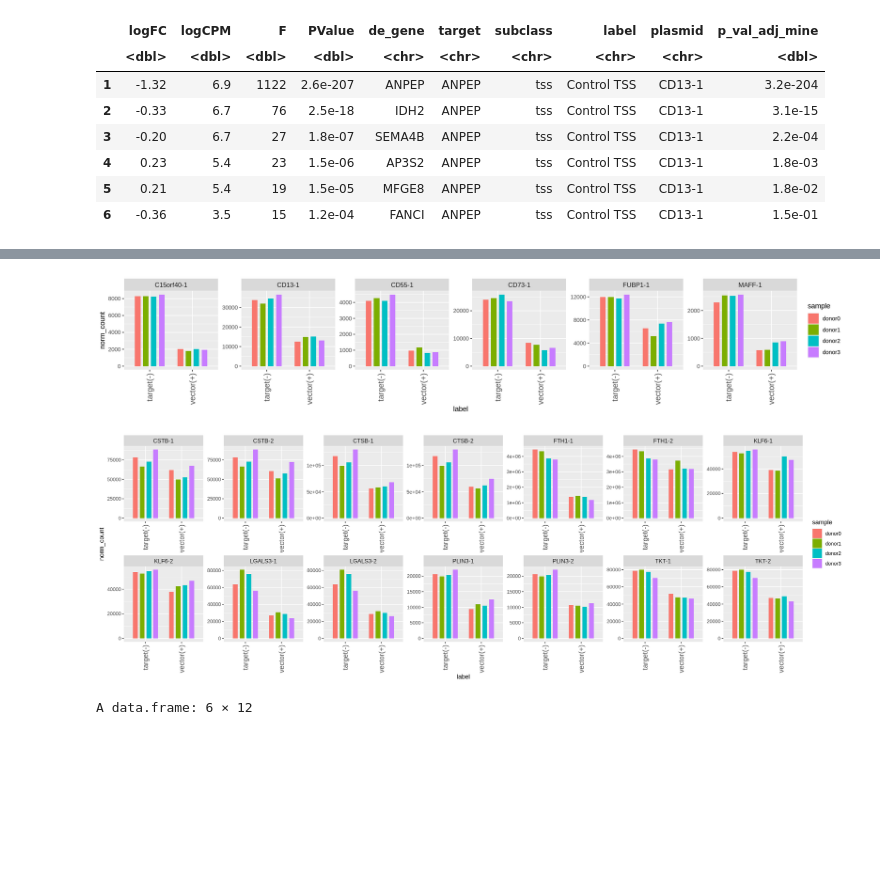
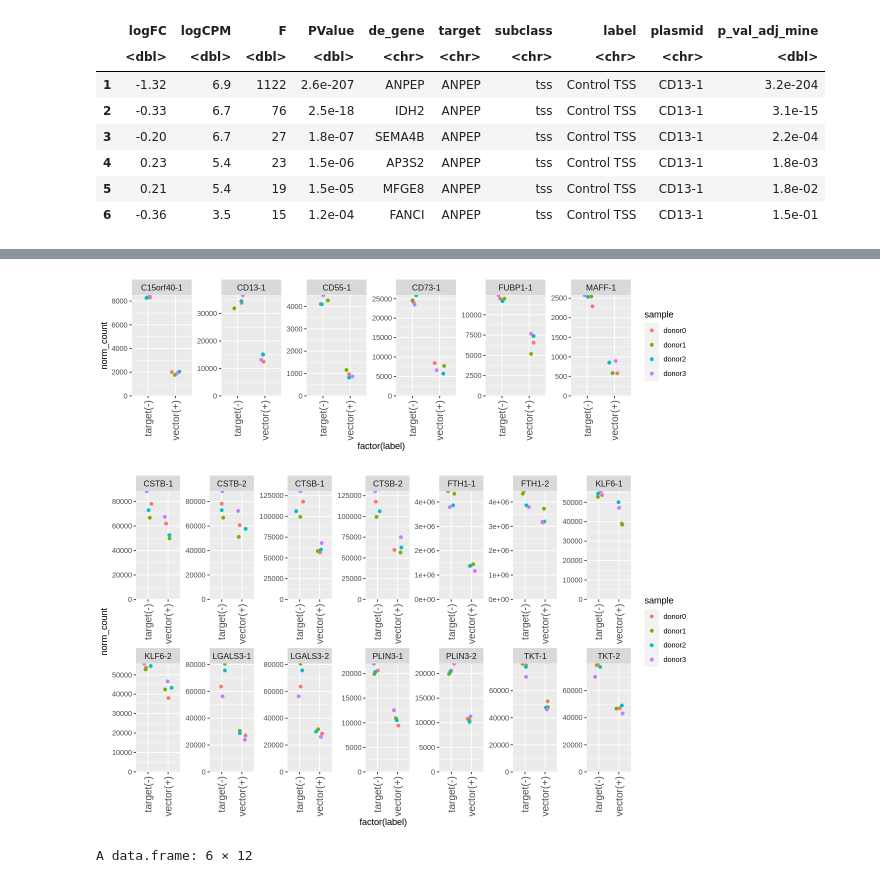
Before and after one commit to ucsf-lgr/ckd-workflow, a Jupyter notebook: secondary/04_DE_by_plasmid_Pseudobulk_Only_Neigbors_v2_refactored.ipynb, the cells around one changed output, grey strips where cells are left out. Saved outputs shown, nothing was run; the diff lists cells and outputs as text; code cells hidden in the pictures; blank space fills up the shorter version.

```diff
--- a/secondary/04_DE_by_plasmid_Pseudobulk_Only_Neigbors_v2_refactored.ipynb
+++ b/secondary/04_DE_by_plasmid_Pseudobulk_Only_Neigbors_v2_refactored.ipynb
@@ -44,7 +54,6 @@ plan("multicore", workers = 64)
 # %%
 if(!exists("papermill_run")) {
     prj_name = "Screen1"
-    data_subdir_suffixes = "L1,L2,L3,L4"
     secondary_a_path = "/home/vsevim/prj/1012-ckd/S1/analysis/secondary/"
     save_seurat_h5 = "YES"
     de_testing = "NEIGHBORHOOD"
@@ -547,7 +556,6 @@ for (i in 1:nrow(df_targets)) {
     } else {
         cat(red("No cells found:"), paste(guides_on_plasmid, collapse=","),"\n")
     }
-    break
 }
 # %% [output]
 ANPEP : CD13-1a,CD13-1b
@@ -610,38 +716,50 @@ A data.frame: 6 × 11
 # %%
 df_cell_counts = df_cell_counts_backup
 df_cell_counts$label = str_replace(df_cell_counts$label, "donor._", "")
 df_cell_counts$label = str_replace(df_cell_counts$label, "cluster0", "vector(+)")
 df_cell_counts$label = str_replace(df_cell_counts$label, "cluster1", "target(-)")
 df_cell_counts$label = str_replace(df_cell_counts$label, "clustervector_B", "(O)")
 df_cell_counts$norm_count = max(df_cell_counts$lib.size) * df_cell_counts$count/df_cell_counts$lib.size
 
 df_cell_counts_tss = df_cell_counts %>% filter(subclass == 'tss')
 df_cell_counts_de  = df_cell_counts %>% filter(subclass == 'de_control')
 
-options(repr.plot.width=16, repr.plot.height=6)
-options(repr.plot.width=16, repr.plot.height=3)
-ggplot(df_cell_counts_tss, aes(x = label, y = norm_count, fill = sample))+
-    geom_bar(position = position_dodge2(padding = 0.3), width = 0.75, stat="identity")  +
+
+# ggplot(df_cell_counts_tss, aes(x = label, y = norm_count, fill = sample))+
+#     geom_bar(position = position_dodge2(padding = 0.3), width = 0.75, stat="identity")  +
+#     facet_wrap(~ vector, scales="free", ncol = 6) +
+#     theme(
+#         axis.text.x = element_text(angle = 90, vjust = 0.5, hjust=1, size = 12),
+#         strip.text = element_text(size=10)
+#     )
+
+options(repr.plot.width=10, repr.plot.height=3)
+#options(repr.plot.width=10, repr.plot.height=6)
+ggplot(df_cell_counts_tss, aes(x = factor(label), y = norm_count))+
+    geom_jitter(aes(color=sample), width=0.2)  +
     facet_wrap(~ vector, scales="free", ncol = 6) +
+    scale_y_continuous(expand = c(0, 0), limits = c(0,NA)) +
     theme(
         axis.text.x = element_text(angle = 90, vjust = 0.5, hjust=1, size = 12),
         strip.text = element_text(size=10)
     )
 
-options(repr.plot.width=18, repr.plot.height=9)
-options(repr.plot.width=18, repr.plot.height=6)
-ggplot(df_cell_counts_de, aes(x = label, y = norm_count, fill = sample))+
-    geom_bar(position = position_dodge2(padding = 0.3), width = 0.75, stat="identity")  +
+
+options(repr.plot.width=10, repr.plot.height=6)
+#options(repr.plot.width=11, repr.plot.height=9)
+ggplot(df_cell_counts_de, aes(x = factor(label), y = norm_count))+
+    geom_jitter(aes(color=sample),width=0.2)  +
     facet_wrap(~ vector, scales="free", ncol = 7) +
+    scale_y_continuous(expand = c(0, 0), limits = c(0,NA)) +
     theme(
         axis.text.x = element_text(angle = 90, vjust = 0.5, hjust=1, size = 12),
         strip.text = element_text(size=10)
     )
 
 #geom_bar(position = position_dodge2(padding = 0.3), stat="identity")  +
 # %% [output]
-[figure, old version]
+[figure, new version]
-[figure, old version]
+[figure, new version]
 # %%
 head(df_cell_counts)
 # %% [output]
```
Also changed, not shown: parts of 9 cells of this notebook, 2 other files.
